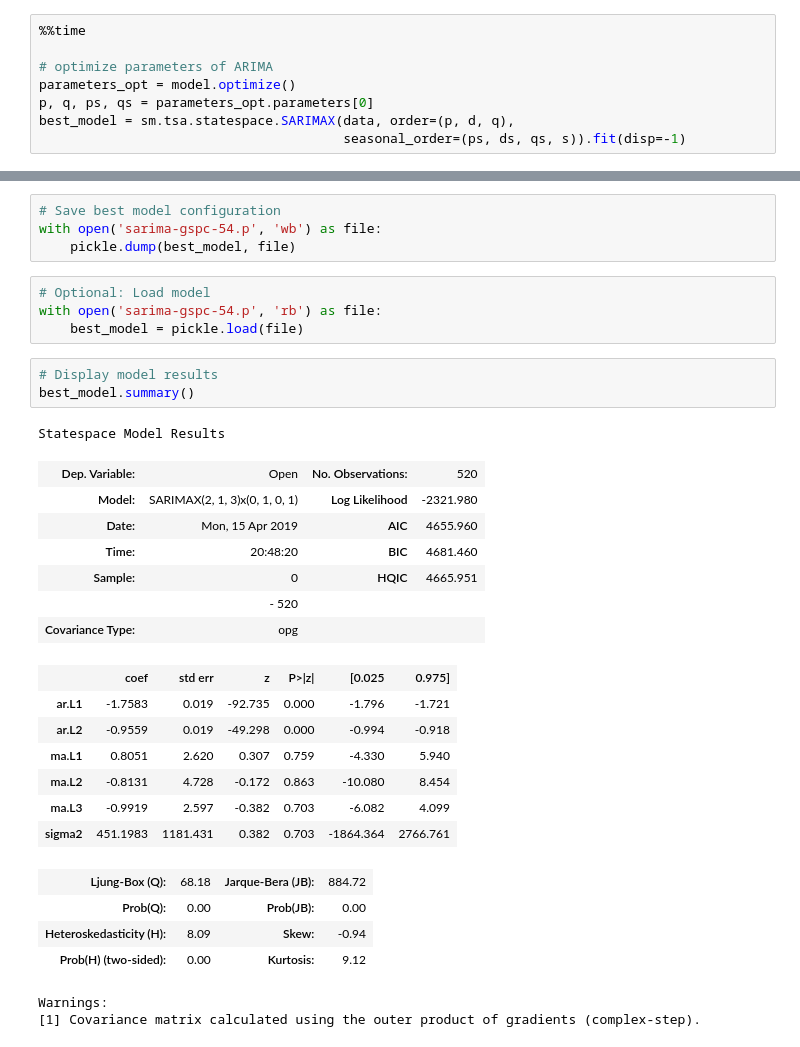
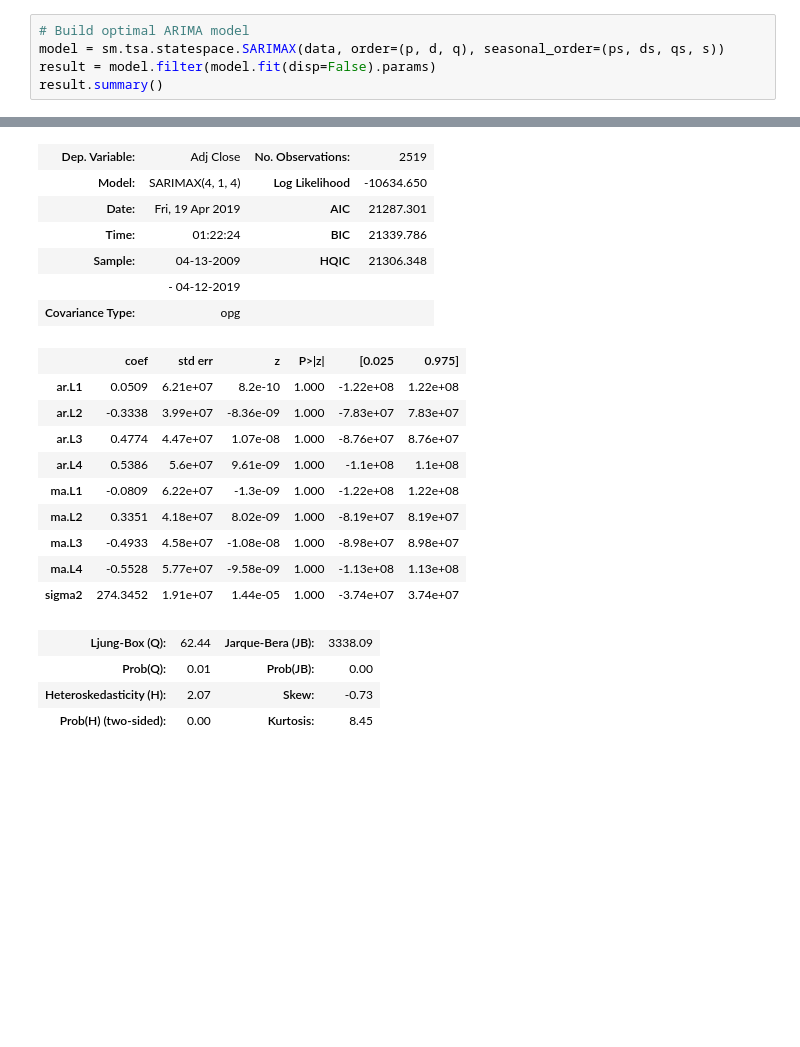
Before and after one commit to olekssy/quant-finance, a Jupyter notebook: Seasonal-ARIMA.ipynb, the cells around one changed output, grey strips where cells are left out. Drawn from its saved outputs; the diff is of its cells as text; blank space fills up the shorter version.

```diff
--- a/Seasonal-ARIMA.ipynb
+++ b/Seasonal-ARIMA.ipynb
@@ -171,9 +62,6 @@ Combinations of parameters = 81
 # %%
-%%time
-
-# optimize parameters of ARIMA
-parameters_opt = model.optimize()
-p, q, ps, qs = parameters_opt.parameters[0]
-best_model = sm.tsa.statespace.SARIMAX(data, order=(p, d, q),
-                                       seasonal_order=(ps, ds, qs, s)).fit(disp=-1)
+# Build optimal ARIMA model
+model = sm.tsa.statespace.SARIMAX(data, order=(p, d, q), seasonal_order=(ps, ds, qs, s))
+result = model.filter(model.fit(disp=False).params)
+result.summary()
 # %% [output]
@@ -183,33 +69,21 @@ Wall time: 2min 24s
+| Dep. Variable: | Adj Close | No. Observations: | 2519 |
+| Model: | SARIMAX(4, 1, 4) | Log Likelihood | -10634.650 |
+| Date: | Fri, 19 Apr 2019 | AIC | 21287.301 |
+| Time: | 01:22:24 | BIC | 21339.786 |
+| Sample: | 04-13-2009 | HQIC | 21306.348 |
+|  | - 04-12-2019 |  |  |
+| Covariance Type: | opg |  |  |
+|  | coef | std err | z | P>|z| | [0.025 | 0.975] |
+| ar.L1 | 0.0509 | 6.21e+07 | 8.2e-10 | 1.000 | -1.22e+08 | 1.22e+08 |
+| ar.L2 | -0.3338 | 3.99e+07 | -8.36e-09 | 1.000 | -7.83e+07 | 7.83e+07 |
+| ar.L3 | 0.4774 | 4.47e+07 | 1.07e-08 | 1.000 | -8.76e+07 | 8.76e+07 |
+| ar.L4 | 0.5386 | 5.6e+07 | 9.61e-09 | 1.000 | -1.1e+08 | 1.1e+08 |
+| ma.L1 | -0.0809 | 6.22e+07 | -1.3e-09 | 1.000 | -1.22e+08 | 1.22e+08 |
+| ma.L2 | 0.3351 | 4.18e+07 | 8.02e-09 | 1.000 | -8.19e+07 | 8.19e+07 |
+| ma.L3 | -0.4933 | 4.58e+07 | -1.08e-08 | 1.000 | -8.98e+07 | 8.98e+07 |
+| ma.L4 | -0.5528 | 5.77e+07 | -9.58e-09 | 1.000 | -1.13e+08 | 1.13e+08 |
+| sigma2 | 274.3452 | 1.91e+07 | 1.44e-05 | 1.000 | -3.74e+07 | 3.74e+07 |
+| Ljung-Box (Q): | 62.44 | Jarque-Bera (JB): | 3338.09 |
+| Prob(Q): | 0.01 | Prob(JB): | 0.00 |
+| Heteroskedasticity (H): | 2.07 | Skew: | -0.73 |
+| Prob(H) (two-sided): | 0.00 | Kurtosis: | 8.45 |
-# %%
-# Save best model configuration
-with open('sarima-gspc-54.p', 'wb') as file:
-    pickle.dump(best_model, file)
-# %%
-# Optional: Load model
-with open('sarima-gspc-54.p', 'rb') as file:
-    best_model = pickle.load(file)
-# %%
-# Display model results
-best_model.summary()
-# %% [output]
-Statespace Model Results
-| Dep. Variable: | Open | No. Observations: | 520 |
-| Model: | SARIMAX(2, 1, 3)x(0, 1, 0, 1) | Log Likelihood | -2321.980 |
-| Date: | Mon, 15 Apr 2019 | AIC | 4655.960 |
-| Time: | 20:48:20 | BIC | 4681.460 |
-| Sample: | 0 | HQIC | 4665.951 |
-|  | - 520 |  |  |
-| Covariance Type: | opg |  |  |
-|  | coef | std err | z | P>|z| | [0.025 | 0.975] |
-| ar.L1 | -1.7583 | 0.019 | -92.735 | 0.000 | -1.796 | -1.721 |
-| ar.L2 | -0.9559 | 0.019 | -49.298 | 0.000 | -0.994 | -0.918 |
-| ma.L1 | 0.8051 | 2.620 | 0.307 | 0.759 | -4.330 | 5.940 |
-| ma.L2 | -0.8131 | 4.728 | -0.172 | 0.863 | -10.080 | 8.454 |
-| ma.L3 | -0.9919 | 2.597 | -0.382 | 0.703 | -6.082 | 4.099 |
-| sigma2 | 451.1983 | 1181.431 | 0.382 | 0.703 | -1864.364 | 2766.761 |
-| Ljung-Box (Q): | 68.18 | Jarque-Bera (JB): | 884.72 |
-| Prob(Q): | 0.00 | Prob(JB): | 0.00 |
-| Heteroskedasticity (H): | 8.09 | Skew: | -0.94 |
-| Prob(H) (two-sided): | 0.00 | Kurtosis: | 9.12 |
-Warnings:
-[1] Covariance matrix calculated using the outer product of gradients (complex-step).
```
Also changed, not shown: parts of 18 cells of this notebook, 12 other files.
